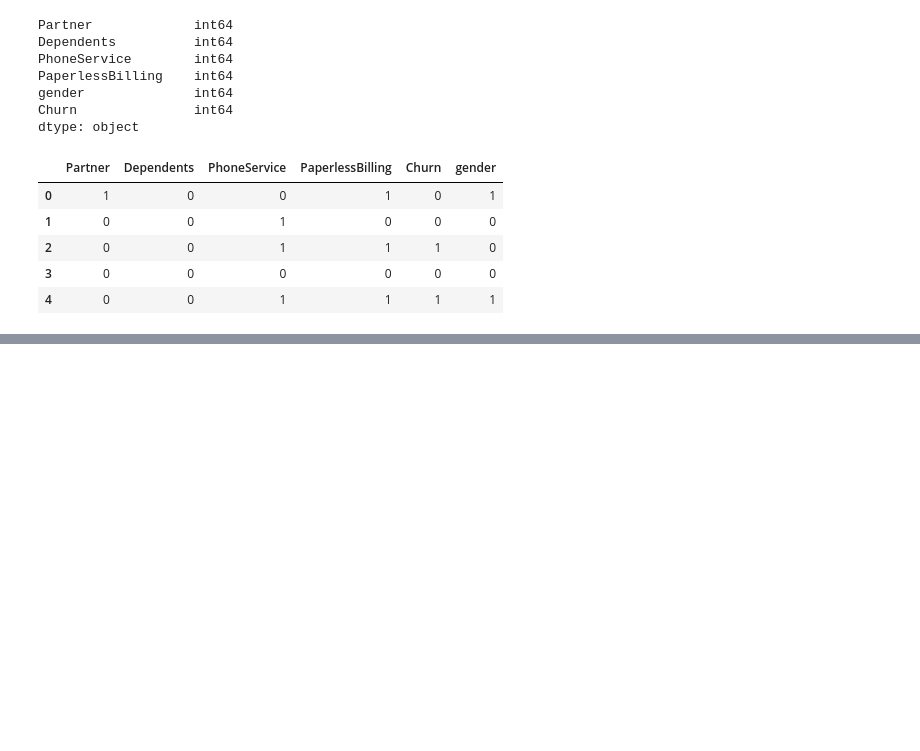
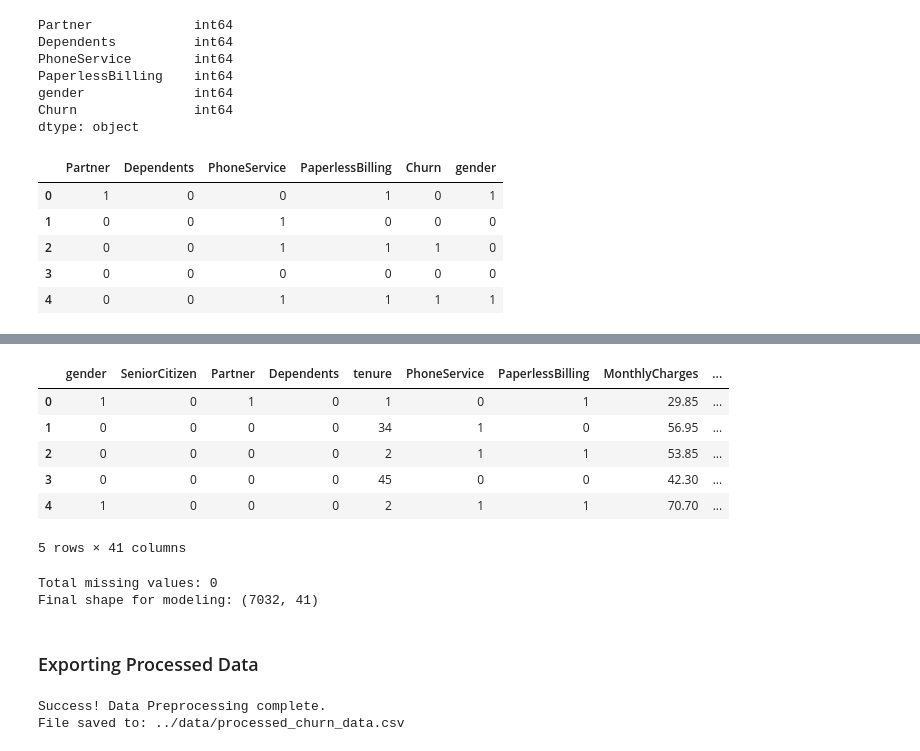
Before and after one commit to Vegapunk-debug/customer-churn-agentic-retention-system, a Jupyter notebook: notebooks/preprocessing.ipynb, the cells around one changed output, grey strips where cells are left out. Cells and saved outputs as stored; diff of their text form; code cells hidden in the pictures; blank space fills up the shorter version.

Commit message:
feat: export processed data without index for model compatibility

```diff
--- a/notebooks/preprocessing.ipynb
+++ b/notebooks/preprocessing.ipynb
@@ -141,0 +161,14 @@ dtype: object
+# %%
+multi_cols = ['MultipleLines', 'InternetService', 'OnlineSecurity', 'OnlineBackup', 'DeviceProtection', 'TechSupport', 'StreamingTV', 'StreamingMovies', 'Contract', 'PaymentMethod']
+
+cols_present = [col for col in multi_cols if col in df.columns]
+
+if cols_present:
+    df = pd.get_dummies(df, columns=cols_present, dtype=int)
+    print(f"Successfully encoded: {cols_present}")
+else:
+    print("Columns already encoded or not found.")
+
+print("Remaining object columns:", df.select_dtypes(include=['object']).columns.tolist())
+df.head()
+# %% [output]
@@ -141,0 +177,26 @@ dtype: object
+|  | gender | SeniorCitizen | Partner | Dependents | tenure | PhoneService | PaperlessBilling | MonthlyCharges | ... |
+| 0 | 1 | 0 | 1 | 0 | 1 | 0 | 1 | 29.85 | ... |
+| 1 | 0 | 0 | 0 | 0 | 34 | 1 | 0 | 56.95 | ... |
+| 2 | 0 | 0 | 0 | 0 | 2 | 1 | 1 | 53.85 | ... |
+| 3 | 0 | 0 | 0 | 0 | 45 | 0 | 0 | 42.30 | ... |
+| 4 | 1 | 0 | 0 | 0 | 2 | 1 | 1 | 70.70 | ... |
+5 rows × 41 columns
+# %%
+
+print(f"Total missing values: {df.isnull().sum().sum()}")
+
+print(f"Final shape for modeling: {df.shape}")
+# %% [output]
+Total missing values: 0
+Final shape for modeling: (7032, 41)
+# %% [markdown]
+### Exporting Processed Data
+# %%
+output_path = "../data/processed_churn_data.csv"
+df.to_csv(output_path, index=False)
+
+print(f"Success! Data Preprocessing complete.")
+print(f"File saved to: {output_path}")
+# %% [output]
+Success! Data Preprocessing complete.
+File saved to: ../data/processed_churn_data.csv
```
Also changed, not shown: parts of 3 cells of this notebook, 2 other files.
